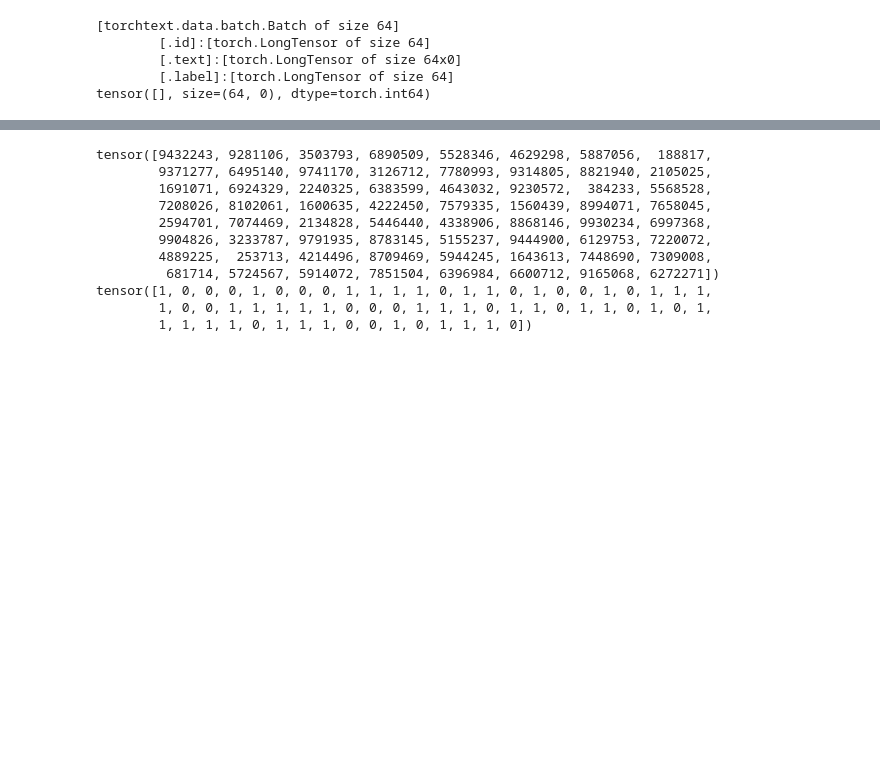
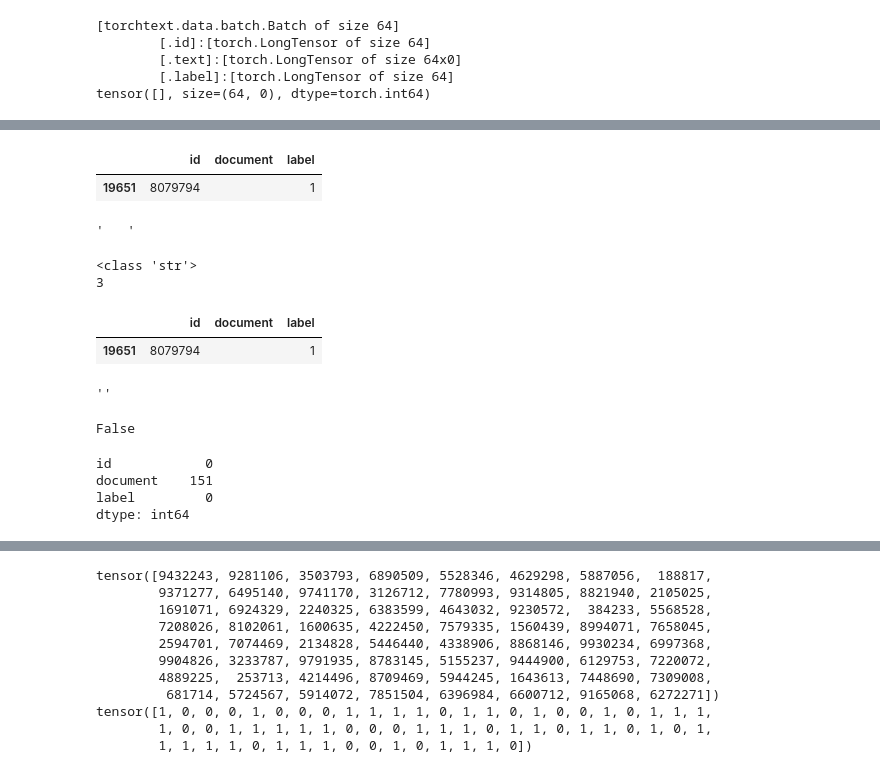
Before and after one commit to micmic123/ML-Practice, a Jupyter notebook: preprocessing/Untitled.ipynb, the cells around one changed output, grey strips where cells are left out. Drawn from its saved outputs; the diff is of its cells as text; code cells hidden in the pictures; blank space fills up the shorter version.

```diff
--- a/preprocessing/Untitled.ipynb
+++ b/preprocessing/Untitled.ipynb
@@ -239,0 +259,5 @@ tensor([], size=(64, 0), dtype=torch.int64)
+# %%
+test_df.loc[test_df['id'] == 8079794]
+# %% [output]
+|  | id | document | label |
+| 19651 | 8079794 |  | 1 |
@@ -239,0 +268,10 @@ tensor([], size=(64, 0), dtype=torch.int64)
+# %%
+s
+# %% [output]
+'   '
+# %%
+print(type(s))
+print(len(s))
+# %% [output]
+<class 'str'>
+3
@@ -239,0 +280,6 @@ tensor([], size=(64, 0), dtype=torch.int64)
+# %%
+a2 = test_df.loc[test_df['id'] == 8079794]
+a2
+# %% [output]
+|  | id | document | label |
+| 19651 | 8079794 |  | 1 |
@@ -239,0 +288,8 @@ tensor([], size=(64, 0), dtype=torch.int64)
+# %%
+s2
+# %% [output]
+''
+# %%
+test_df['document'].isnull().any()
+# %% [output]
+False
@@ -239,0 +299,7 @@ tensor([], size=(64, 0), dtype=torch.int64)
+# %%
+df.isnull().sum()
+# %% [output]
+id            0
+document    151
+label         0
+dtype: int64
```
Also changed, not shown: parts of 22 cells of this notebook, 3 other files.
